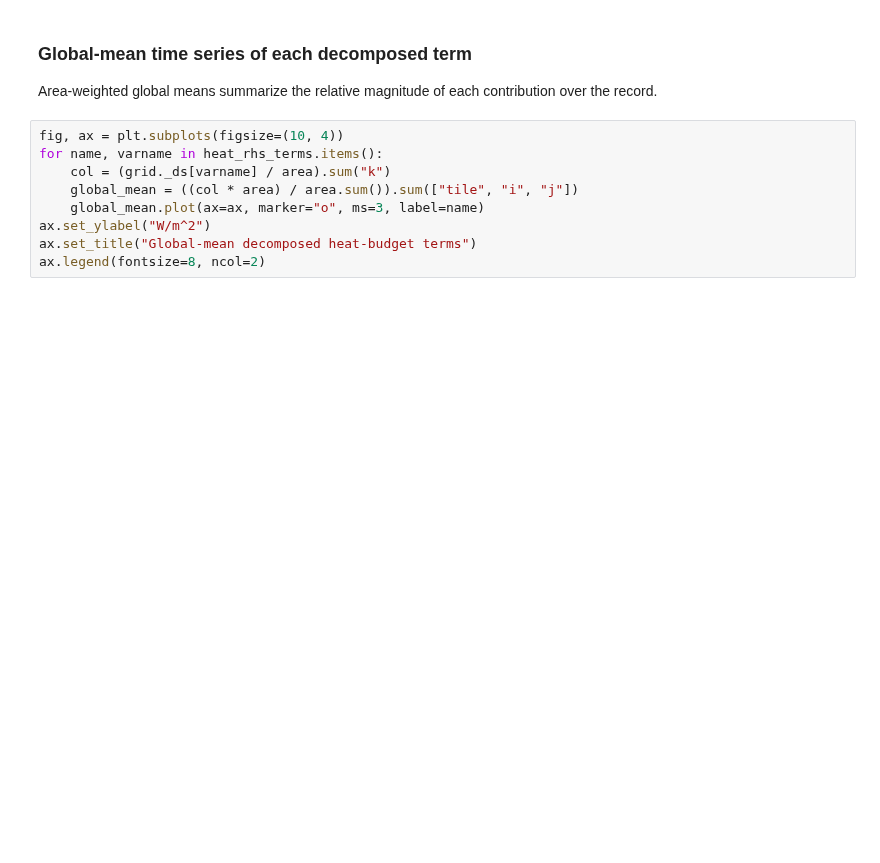
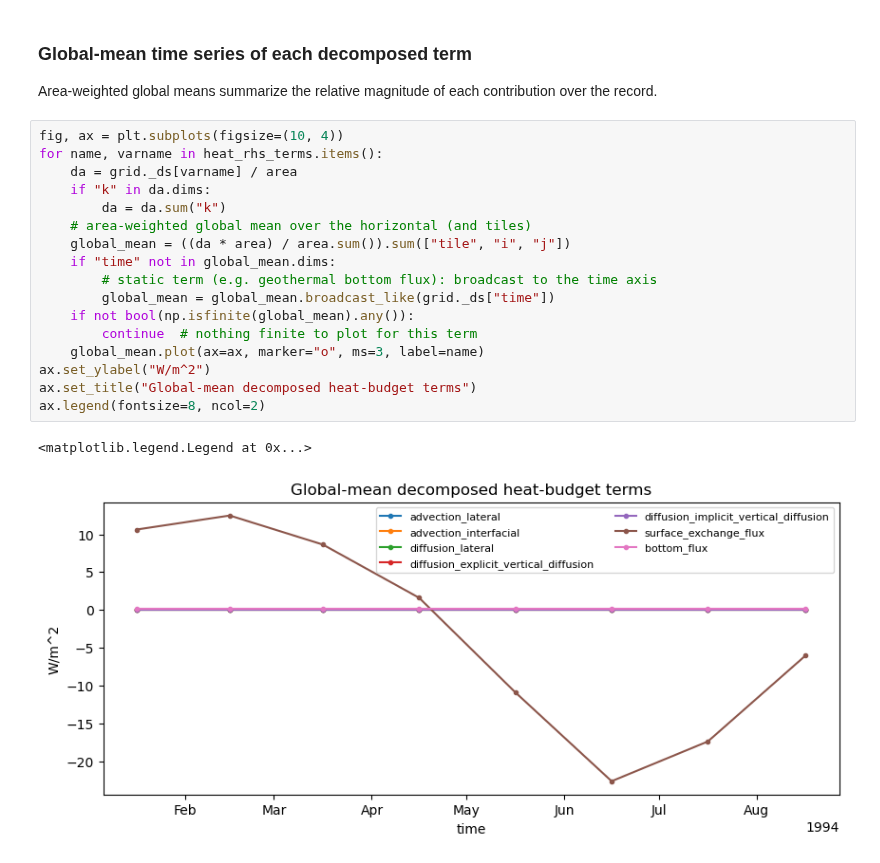
Before and after one commit to hdrake/xbudget, a Jupyter notebook: examples/eccov4r4_heat_budget_decomposition.ipynb, the cells around one changed output. Drawn from its saved outputs; the diff is of its cells as text; blank space fills up the shorter version.

```diff
--- a/examples/eccov4r4_heat_budget_decomposition.ipynb
+++ b/examples/eccov4r4_heat_budget_decomposition.ipynb
@@ -127,9 +166,20 @@ Area-weighted global means summarize the relative magnitude of each contribution
 # %%
 fig, ax = plt.subplots(figsize=(10, 4))
 for name, varname in heat_rhs_terms.items():
-    col = (grid._ds[varname] / area).sum("k")
-    global_mean = ((col * area) / area.sum()).sum(["tile", "i", "j"])
+    da = grid._ds[varname] / area
+    if "k" in da.dims:
+        da = da.sum("k")
+    # area-weighted global mean over the horizontal (and tiles)
+    global_mean = ((da * area) / area.sum()).sum(["tile", "i", "j"])
+    if "time" not in global_mean.dims:
+        # static term (e.g. geothermal bottom flux): broadcast to the time axis
+        global_mean = global_mean.broadcast_like(grid._ds["time"])
+    if not bool(np.isfinite(global_mean).any()):
+        continue  # nothing finite to plot for this term
     global_mean.plot(ax=ax, marker="o", ms=3, label=name)
 ax.set_ylabel("W/m^2")
 ax.set_title("Global-mean decomposed heat-budget terms")
 ax.legend(fontsize=8, ncol=2)
+# %% [output]
+<matplotlib.legend.Legend at 0x...>
+[figure, added]
```
Also changed, not shown: parts of 5 cells of this notebook.
